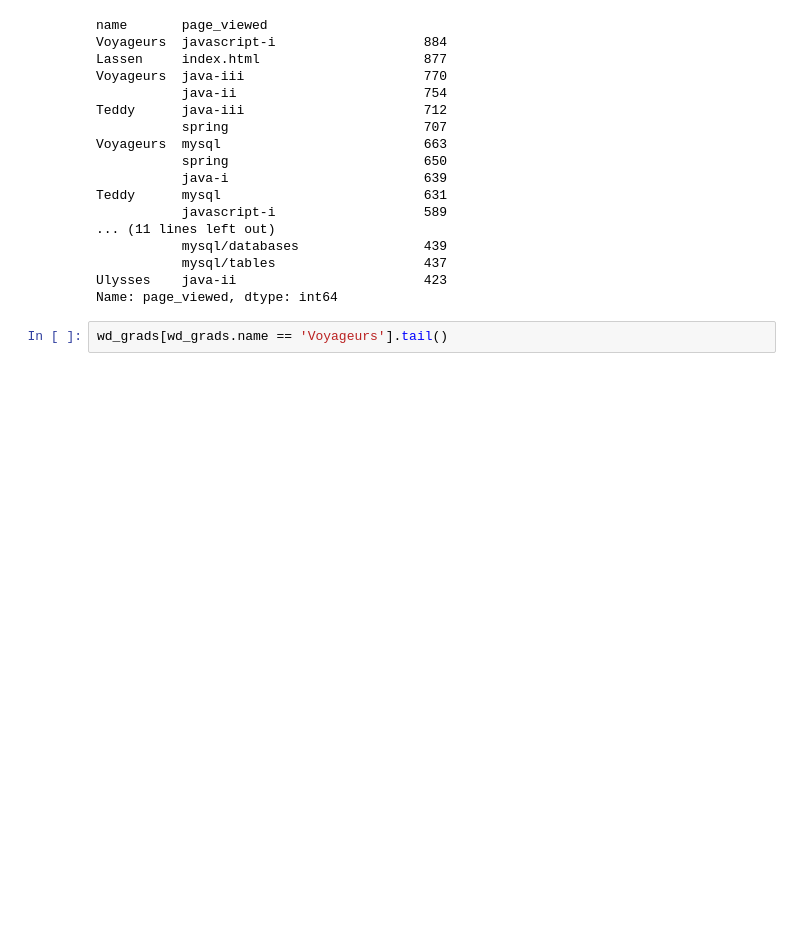
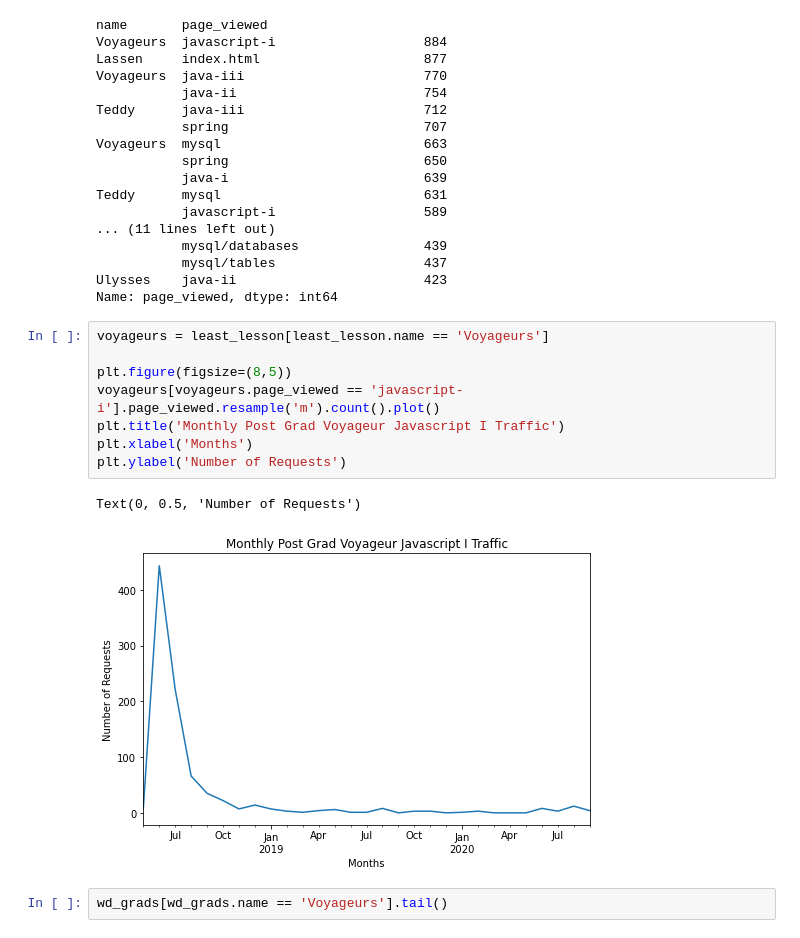
Before and after one commit to AAranda10/anomaly_project, a Jupyter notebook: anomaly_detection_project.ipynb, the cells around one changed output. Saved outputs shown, nothing was run; the diff lists cells and outputs as text; blank space fills up the shorter version.

```diff
--- a/anomaly_detection_project.ipynb
+++ b/anomaly_detection_project.ipynb
@@ -747,6 +747,17 @@ Teddy      mysql                          631
            mysql/tables                   437
 Ulysses    java-ii                        423
 Name: page_viewed, dtype: int64
+# %%
+voyageurs = least_lesson[least_lesson.name == 'Voyageurs']
+
+plt.figure(figsize=(8,5))
+voyageurs[voyageurs.page_viewed == 'javascript-i'].page_viewed.resample('m').count().plot()
+plt.title('Monthly Post Grad Voyageur Javascript I Traffic')
+plt.xlabel('Months')
+plt.ylabel('Number of Requests')
+# %% [output]
+Text(0, 0.5, 'Number of Requests')
+[figure, added]
 # %%
 wd_grads[wd_grads.name == 'Voyageurs'].tail()
 # %% [output]
```
Also changed, not shown: parts of 6 cells of this notebook.
